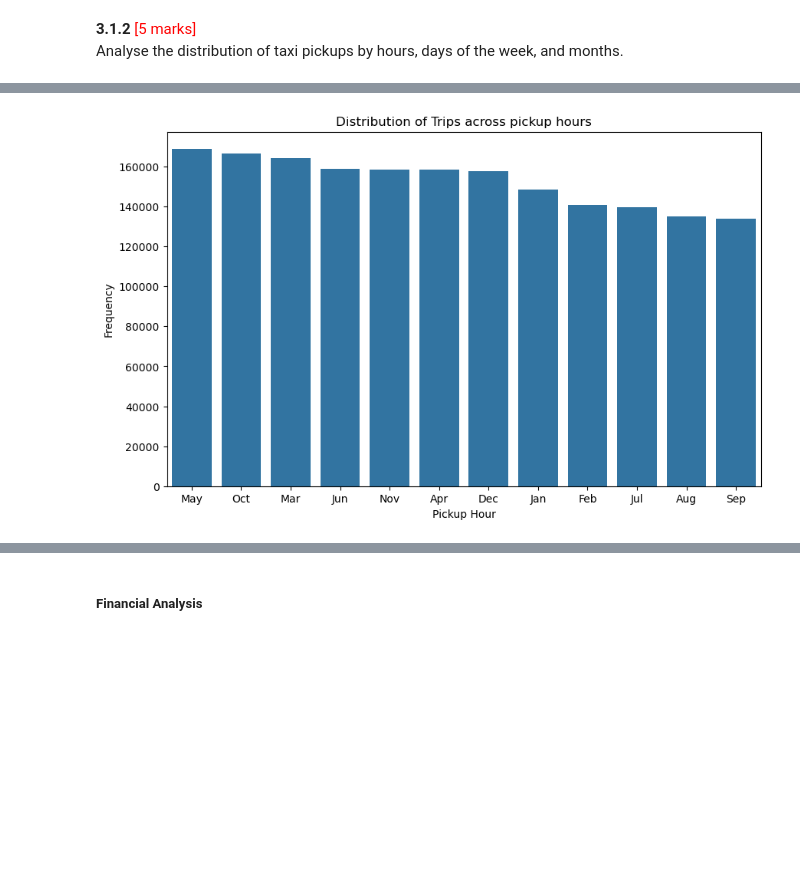
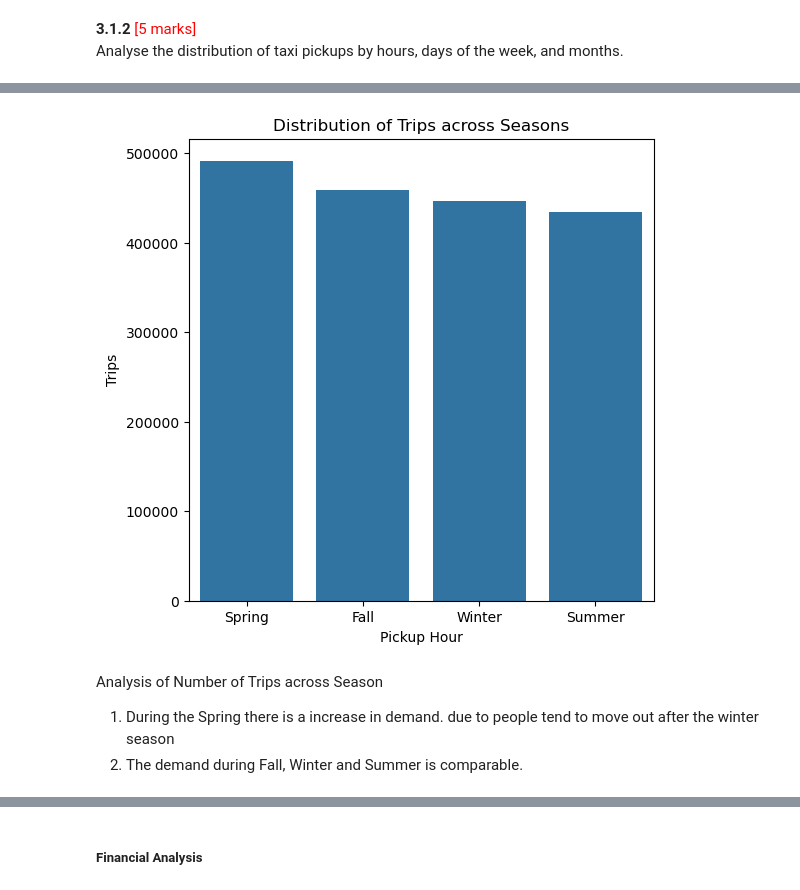
Before and after one commit to dasamitkumar/NYC_Taxi_CaseStudy, a Jupyter notebook: EDA_Assg_NYC_Taxi_Starter.ipynb, the cells around one changed output, grey strips where cells are left out. Drawn from its saved outputs; the diff is of its cells as text; code cells hidden in the pictures; blank space fills up the shorter version.

```diff
--- a/EDA_Assg_NYC_Taxi_Starter.ipynb
+++ b/EDA_Assg_NYC_Taxi_Starter.ipynb
@@ -1087,13 +1118,17 @@ plt.show()
 # %%
-# Show the monthly trends in pickups
+# Plotting trip trends with season
 
-val_count = taxi_df.pickup_month.value_counts()
+val_count = taxi_df.season.value_counts()
 
-plt.figure(figsize=(10, 6))
+plt.figure(figsize=(6, 6))
 sns.barplot(x=val_count.index, y=val_count.values)
-plt.title('Distribution of Trips across pickup hours')
+plt.title('Distribution of Trips across Seasons')
 plt.xlabel('Pickup Hour')
-plt.ylabel('Frequency')
+plt.ylabel('Trips')
 plt.show()
 # %% [output]
-[figure, old version]
+[figure, new version]
+# %% [markdown]
+Analysis of Number of Trips across Season
+1. During the Spring there is a increase in demand. due to people tend to move out after the winter season
+3. The demand during Fall, Winter and Summer is comparable.
```
Also changed, not shown: parts of 56 cells of this notebook.
